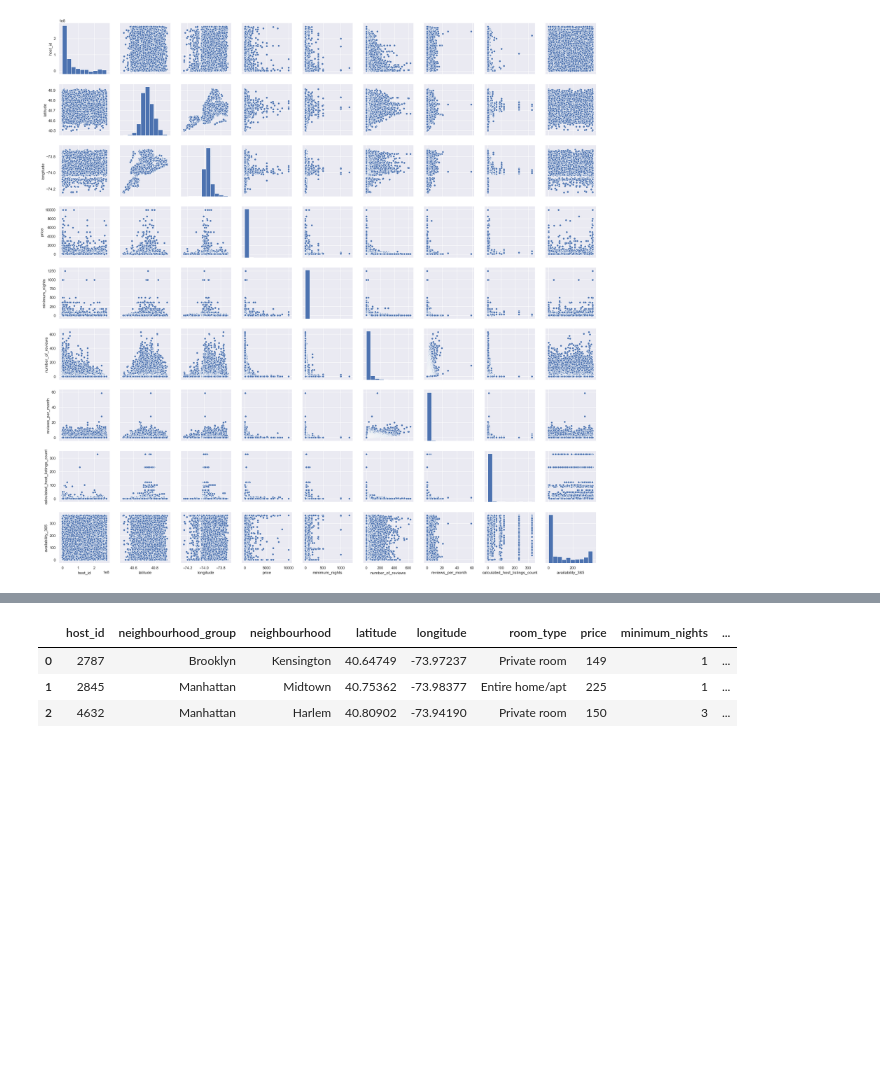
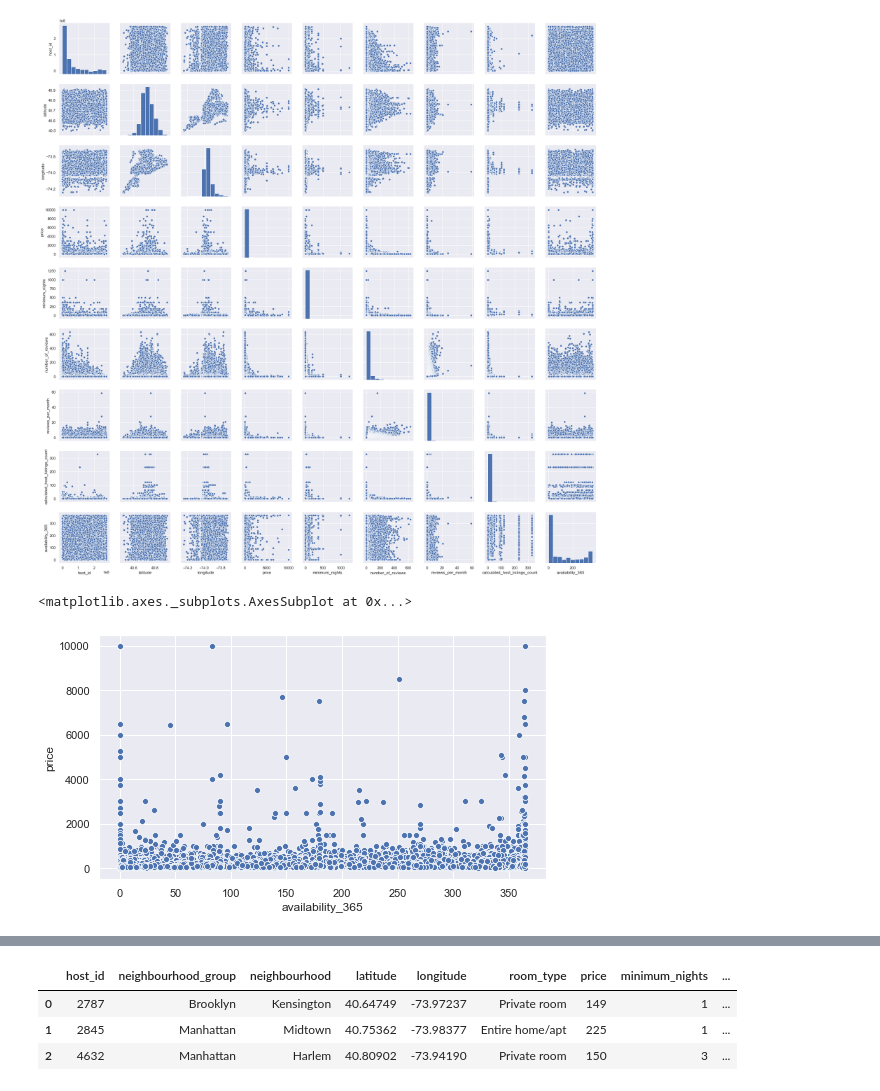
Before and after one commit to aleksanp/airbnb-prices, a Jupyter notebook: airbnb_learning.ipynb, the cells around one changed output, grey strips where cells are left out. Cells and saved outputs as stored; diff of their text form; code cells hidden in the pictures; blank space fills up the shorter version.

```diff
--- a/airbnb_learning.ipynb
+++ b/airbnb_learning.ipynb
@@ -285,0 +301,5 @@ from sklearn.metrics import mean_squared_error
+# %%
+sns.scatterplot(airbnb_data.availability_365, airbnb_data.price)
+# %% [output]
+<matplotlib.axes._subplots.AxesSubplot at 0x...>
+[figure, added]
```
Also changed, not shown: parts of 56 cells of this notebook.
